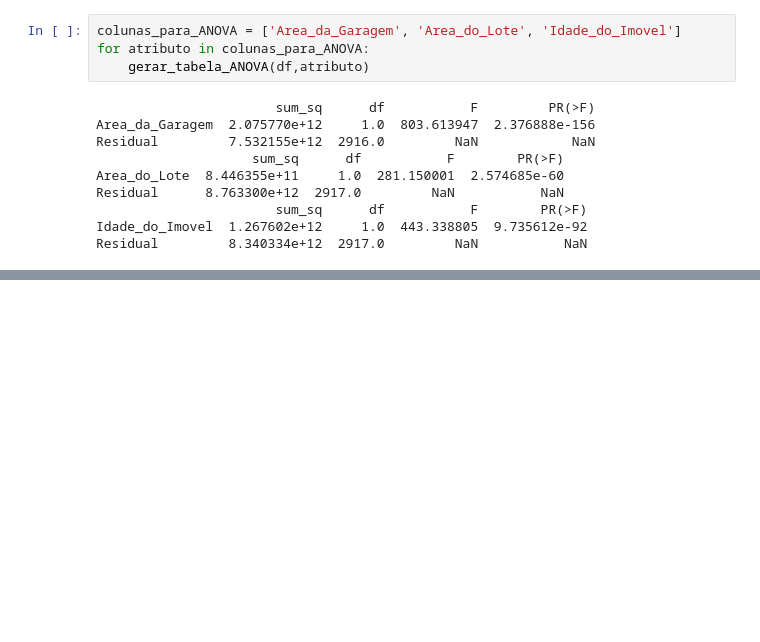
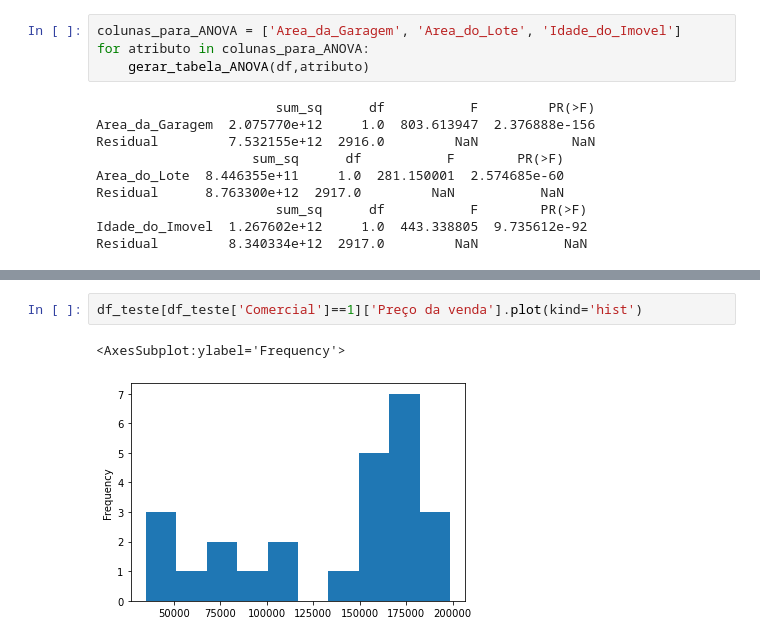
Before and after one commit to fabioheiji/mqaa, a Jupyter notebook: ANOVA e MANOVA.ipynb, the cells around one changed output, grey strips where cells are left out. Cells and saved outputs as stored; diff of their text form; blank space fills up the shorter version.

```diff
--- a/ANOVA e MANOVA.ipynb
+++ b/ANOVA e MANOVA.ipynb
@@ -176,0 +247,5 @@ for atributo in colunas_para_ANOVA:
+# %%
+df_teste[df_teste['Comercial']==1]['Preço da venda'].plot(kind='hist')
+# %% [output]
+<AxesSubplot:ylabel='Frequency'>
+[figure, added]
```
Also changed, not shown: parts of 31 cells of this notebook, 2 other files.
